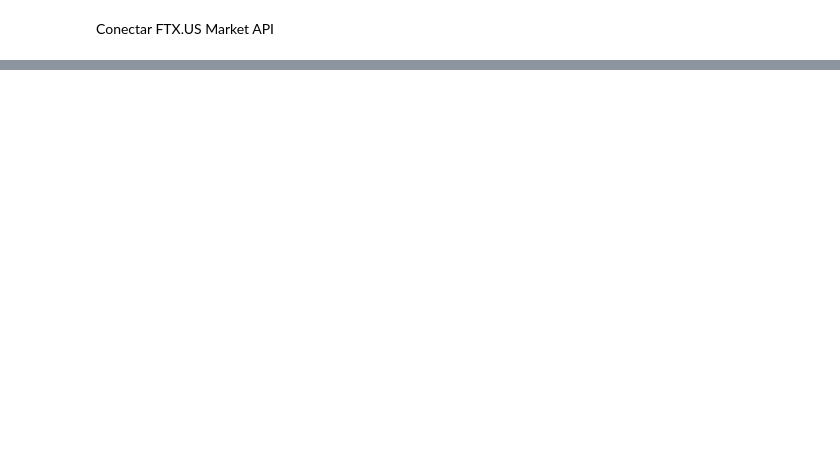
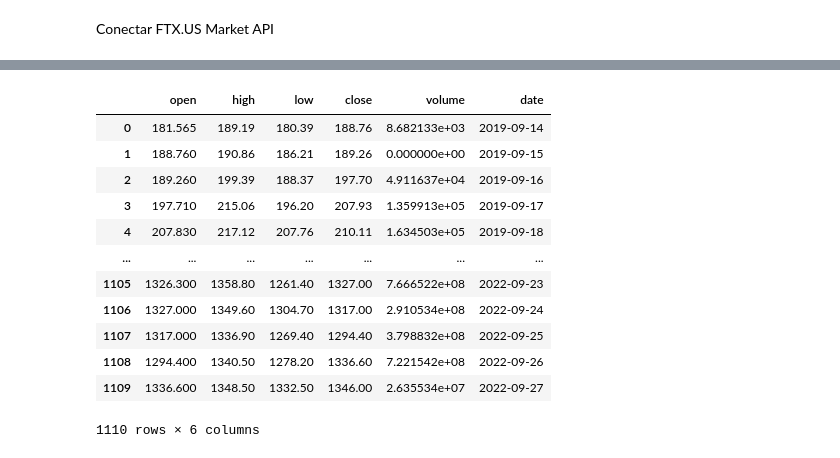
Before and after one commit to amylovora/TradingPI-3, a Jupyter notebook: DataTrading.ipynb, the cells around one changed output, grey strips where cells are left out. Drawn from its saved outputs; the diff is of its cells as text; code cells hidden in the pictures; blank space fills up the shorter version.

```diff
--- a/DataTrading.ipynb
+++ b/DataTrading.ipynb
@@ -33,0 +73,37 @@ data = df.T
+# %%
+# 1 day = 60 * 60 * 24 seconds
+daily=str(60*60*24)
+
+# Start date = 2021-01-01
+start_date = datetime(2019, 1, 1).timestamp()
+
+# Get the historical market data as JSON
+historical = requests.get(
+    f'{request_url}/candles?resolution={daily}&start_time={start_date}'
+).json()
+
+# Convert JSON to Pandas DataFrame
+df = pd.DataFrame(historical['result'])
+
+# Convert time to date
+df['date'] = pd.to_datetime(
+    df['time']/1000, unit='s', origin='unix'
+)
+
+# Remove unnecessar columns
+df.drop(['startTime', 'time'], axis=1, inplace=True)
+df
+# %% [output]
+|  | open | high | low | close | volume | date |
+| 0 | 181.565 | 189.19 | 180.39 | 188.76 | 8.682133e+03 | 2019-09-14 |
+| 1 | 188.760 | 190.86 | 186.21 | 189.26 | 0.000000e+00 | 2019-09-15 |
+| 2 | 189.260 | 199.39 | 188.37 | 197.70 | 4.911637e+04 | 2019-09-16 |
+| 3 | 197.710 | 215.06 | 196.20 | 207.93 | 1.359913e+05 | 2019-09-17 |
+| 4 | 207.830 | 217.12 | 207.76 | 210.11 | 1.634503e+05 | 2019-09-18 |
+| ... | ... | ... | ... | ... | ... | ... |
+| 1105 | 1326.300 | 1358.80 | 1261.40 | 1327.00 | 7.666522e+08 | 2022-09-23 |
+| 1106 | 1327.000 | 1349.60 | 1304.70 | 1317.00 | 2.910534e+08 | 2022-09-24 |
+| 1107 | 1317.000 | 1336.90 | 1269.40 | 1294.40 | 3.798832e+08 | 2022-09-25 |
+| 1108 | 1294.400 | 1340.50 | 1278.20 | 1336.60 | 7.221542e+08 | 2022-09-26 |
+| 1109 | 1336.600 | 1348.50 | 1332.50 | 1346.00 | 2.635534e+07 | 2022-09-27 |
+1110 rows × 6 columns
```
Also changed, not shown: parts of 8 cells of this notebook, 2 other files.
